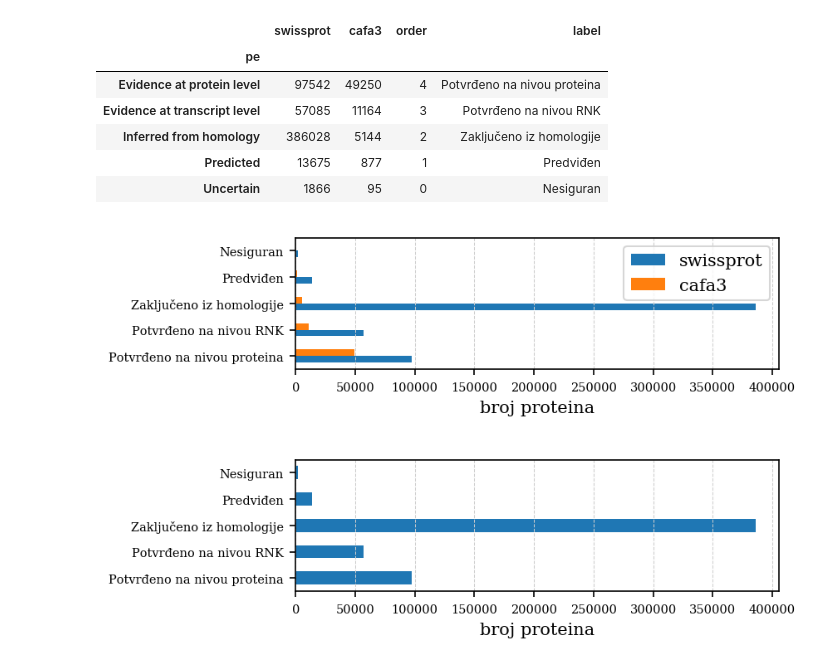
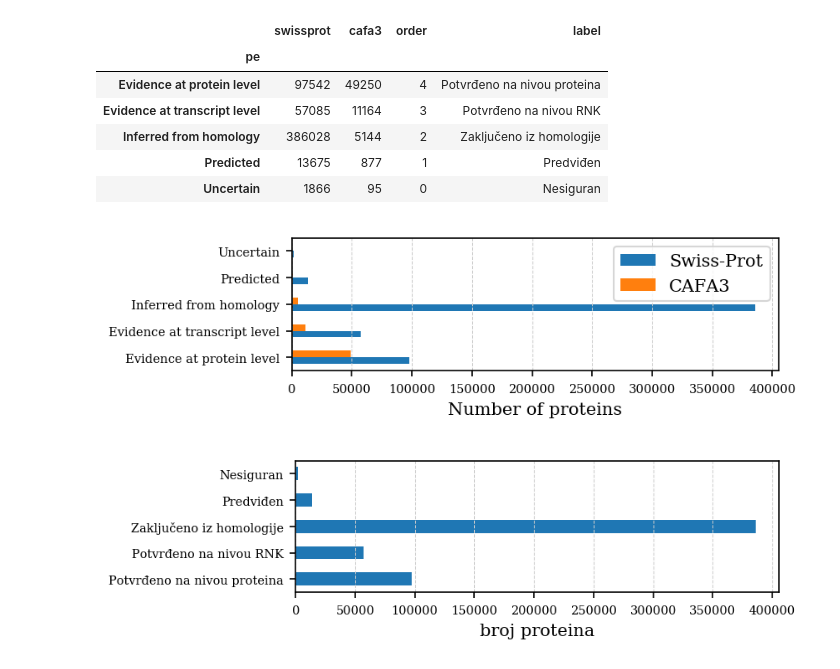
Before and after one commit to gvinterhalter/MASTER2, a Jupyter notebook: analiza_swissprot.ipynb, the cells around one changed output. Drawn from its saved outputs; the diff is of its cells as text; code cells hidden in the pictures.

```diff
--- a/analiza_swissprot.ipynb
+++ b/analiza_swissprot.ipynb
@@ -63,14 +69,16 @@ pe_count
 | Predicted | 13675 | 877 | 1 | Predviđen |
 | Uncertain | 1866 | 95 | 0 | Nesiguran |
 # %%
-ax = pe_count.set_index('label')[pe_count.columns[:-2]]\
+ax = pe_count[pe_count.columns[:-2]]\
               .plot.barh(figsize=(5, 1.4))
+
+ax.legend(["Swiss-Prot", "CAFA3"])
 ax.set_ylabel("")
-ax.set_xlabel("broj proteina" )
+ax.set_xlabel("Number of proteins" )
 ax.grid(which='major', axis='y')
-plt.savefig('plots/cafa3_pe.pdf', dpi=300, bbox_inches='tight')
+plt.savefig('plots/dataset/cafa3_pe.png', dpi=300, bbox_inches='tight')
 # %% [output]
-[figure, old version]
+[figure, new version]
 # %%
 ax = pe_count.set_index('label')['swissprot']\
               .plot.barh(figsize=(5, 1.4))
```
Also changed, not shown: parts of 4 cells of this notebook, 18 other files.
